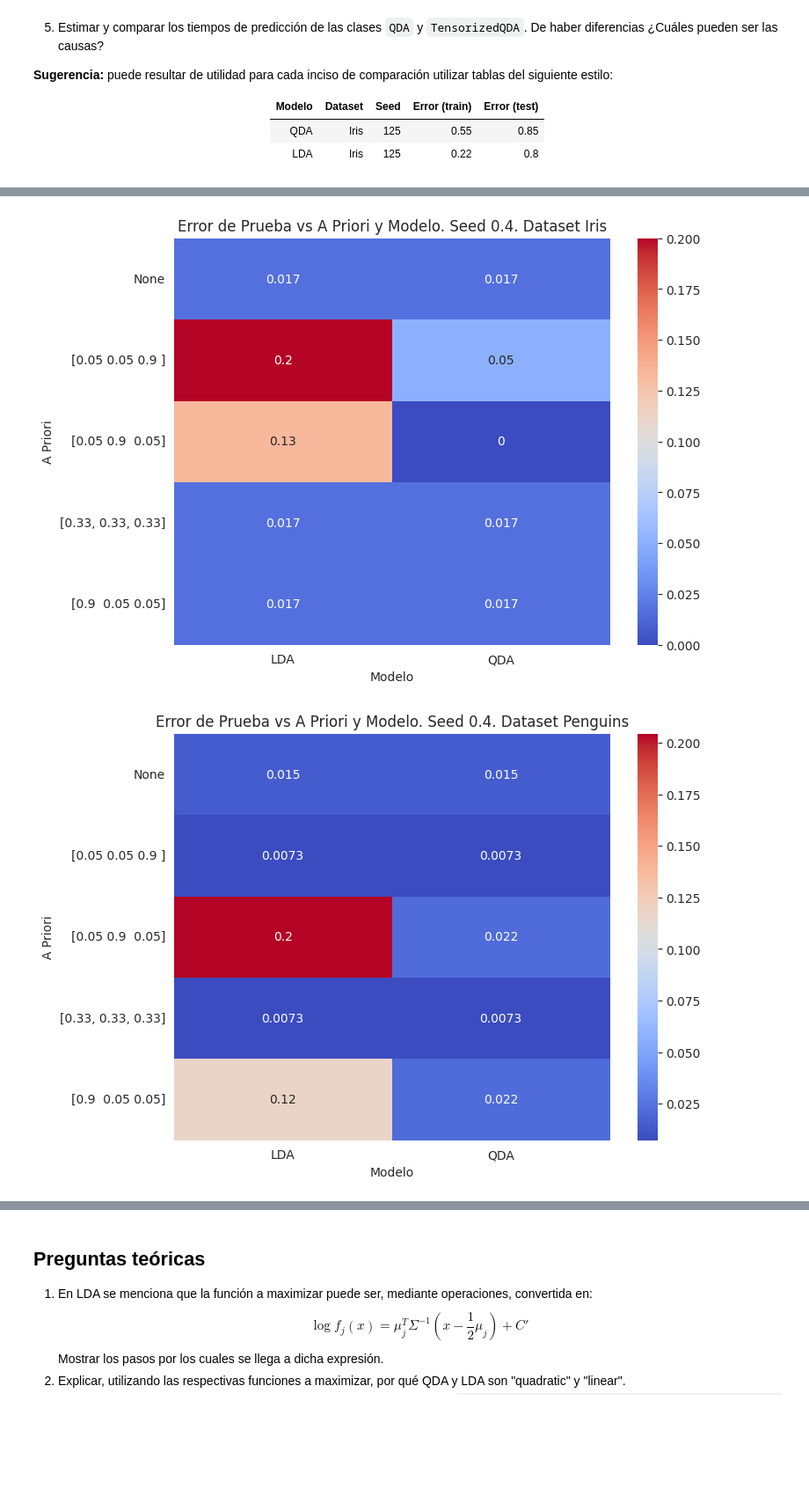
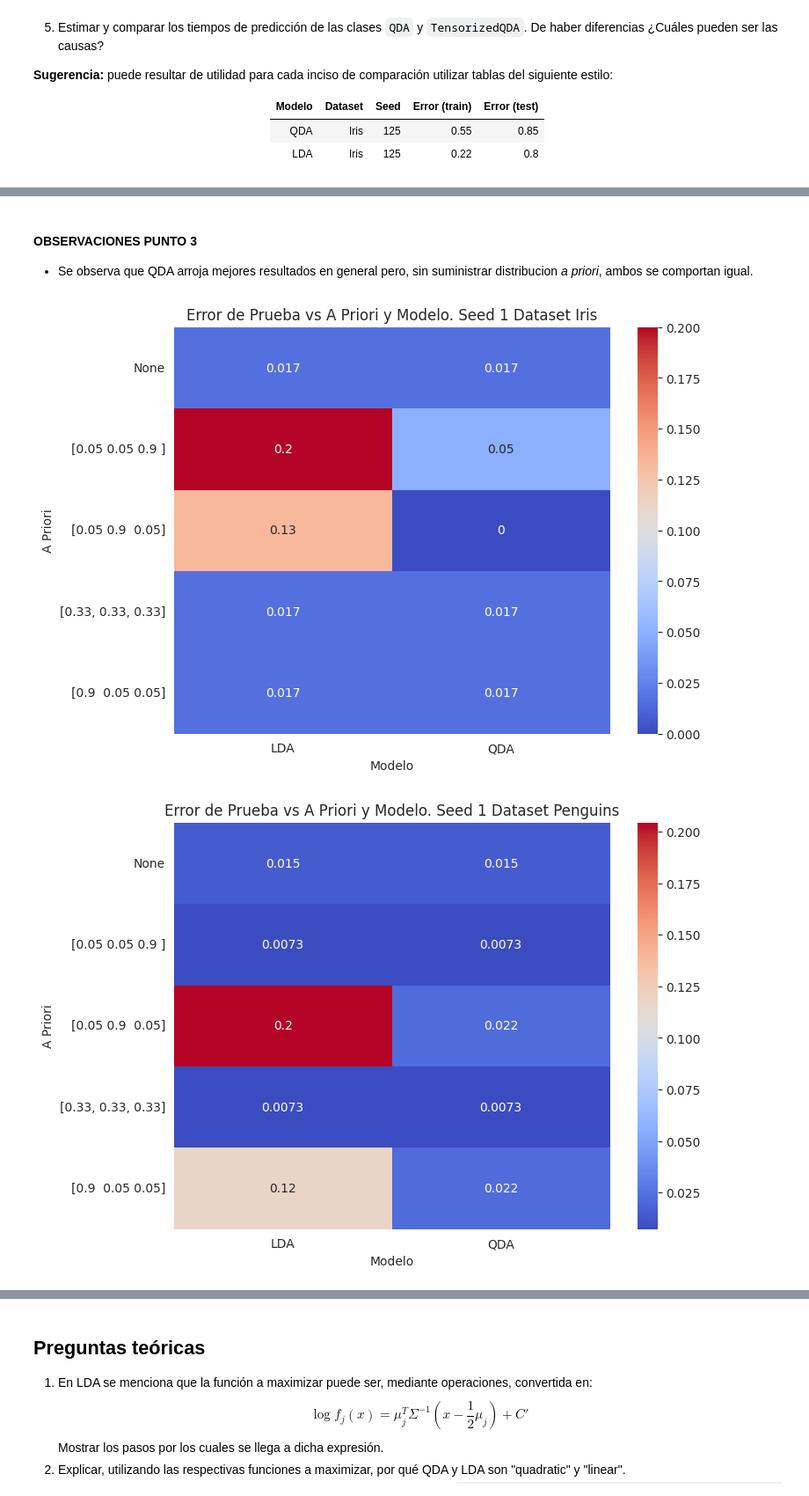
Before and after one commit to LeoCenturion/ceia-analisis-matematico, a Jupyter notebook: AMIA_2024_TP_final_LDA_QDA.ipynb, the cells around one changed output, grey strips where cells are left out. Shown at 88% size. Drawn from its saved outputs; the diff is of its cells as text; code cells hidden in the pictures; blank space fills up the shorter version.

Commit message:
Punto 1 y 2

```diff
--- a/AMIA_2024_TP_final_LDA_QDA.ipynb
+++ b/AMIA_2024_TP_final_LDA_QDA.ipynb
@@ -248,12 +260,12 @@ array([['setosa'],
 Separamos el dataset en train y test para medir performance
 # %%
 # preparing data, train - test validation
-# 70-30 split
+# 60-40 split
 from sklearn.model_selection import train_test_split
 
 def split_transpose(X, y, test_sz, random_state):
     # split
-    X_train, X_test, y_train, y_test = train_test_split(X, y, test_size=0.4, random_state=random_state)
+    X_train, X_test, y_train, y_test = train_test_split(X, y, test_size=test_sz, random_state=random_state)
 
     # transpose so observations are column vectors
     return X_train.T, y_train.T, X_test.T, y_test.T
@@ -311,11 +401,11 @@ LDA | Iris | 125 | 0.22 | 0.8
 
 class LDA(BaseBayesianClassifier):
   def _fit_params(self, X, y):
-    # estimate each covariance matrix
+    # estimate WEIGHTED AVERAGE covariance matrix
     class_count = lambda c: len(X[:, y.flatten() == c])
     total = float(len(X))
-    self.inv_covs = inv(sum([(class_count(class_i)/total) * np.cov(X[:, y.flatten() == class_i], bias = True)
-                     for class_i in range(len(self.log_a_priori))]))
+    self.inv_covs = inv(sum([class_count(class_i) * np.cov(X[:, y.flatten() == class_i], bias = True)
+                     for class_i in range(len(self.log_a_priori))])/total)
     self.means = [X[:,y.flatten()==idx].mean(axis=1, keepdims=True)
                   for idx in range(len(self.log_a_priori))]
 
@@ -518,30 +593,34 @@ plt.show()
+# %% [markdown]
+#### OBSERVACIONES PUNTO 3
+
+- Se observa que QDA arroja mejores resultados en general pero, sin suministrar distribucion *a priori*, ambos se comportan igual.
 # %%
 # Convertir los valores de A Priori a cadena para el heatmap
 model_runs_result['A Priori'] = model_runs_result['A Priori'].astype(str)
 
 # Crear la matriz pivote para el heatmap
-seed = 0.4
+seed = other_seeds[0]
 results_penguins_04 = model_runs_result[(model_runs_result['Seed'] == seed) & (model_runs_result['Dataset'] == 'get_iris_dataset')]
 
 heatmap_data = results_penguins_04.pivot_table(values='Error(test)', index='A Priori', columns='Modelo')
 
 plt.figure(figsize=(8, 6))
 sns.heatmap(heatmap_data, annot=True, cmap='coolwarm')
-plt.title('Error de Prueba vs A Priori y Modelo. Seed 0.4. Dataset Iris')
+plt.title(f"Error de Prueba vs A Priori y Modelo. Seed {seed} Dataset Iris")
 plt.show()
 
 # Convertir los valores de A Priori a cadena para el heatmap
 model_runs_result['A Priori'] = model_runs_result['A Priori'].astype(str)
 
 # Crear la matriz pivote para el heatmap
 results_penguins_04 = model_runs_result[(model_runs_result['Seed'] == seed) & (model_runs_result['Dataset'] == 'get_penguins')]
 
 heatmap_data = results_penguins_04.pivot_table(values='Error(test)', index='A Priori', columns='Modelo')
 
 plt.figure(figsize=(8, 6))
 sns.heatmap(heatmap_data, annot=True, cmap='coolwarm')
-plt.title('Error de Prueba vs A Priori y Modelo. Seed 0.4. Dataset Penguins')
+plt.title(f"Error de Prueba vs A Priori y Modelo. Seed {seed} Dataset Penguins")
 plt.show()
 # %% [output]
-[figure, old version]
+[figure, new version]
-[figure, old version]
+[figure, new version]
```
Also changed, not shown: parts of 38 cells of this notebook.
